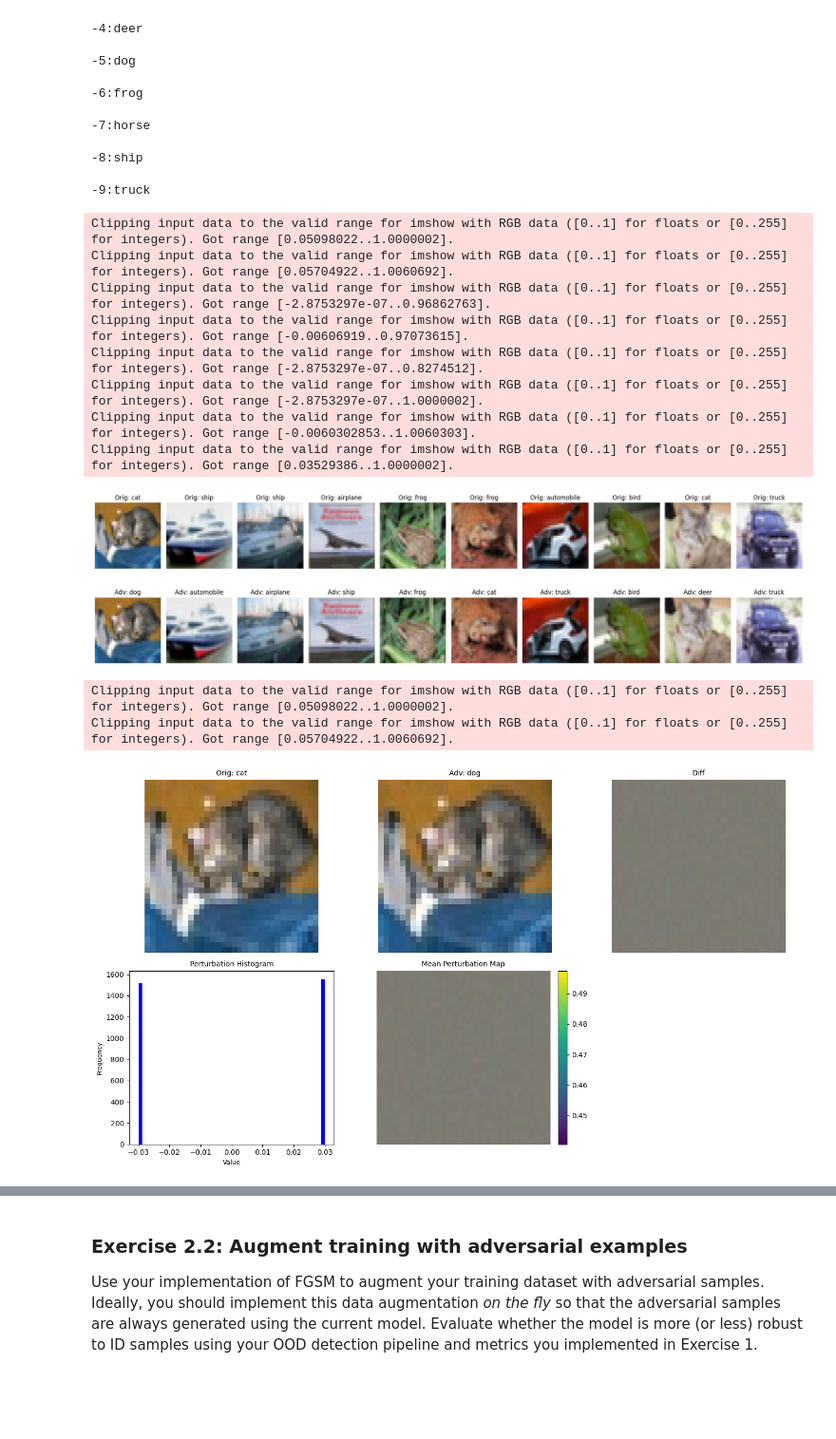
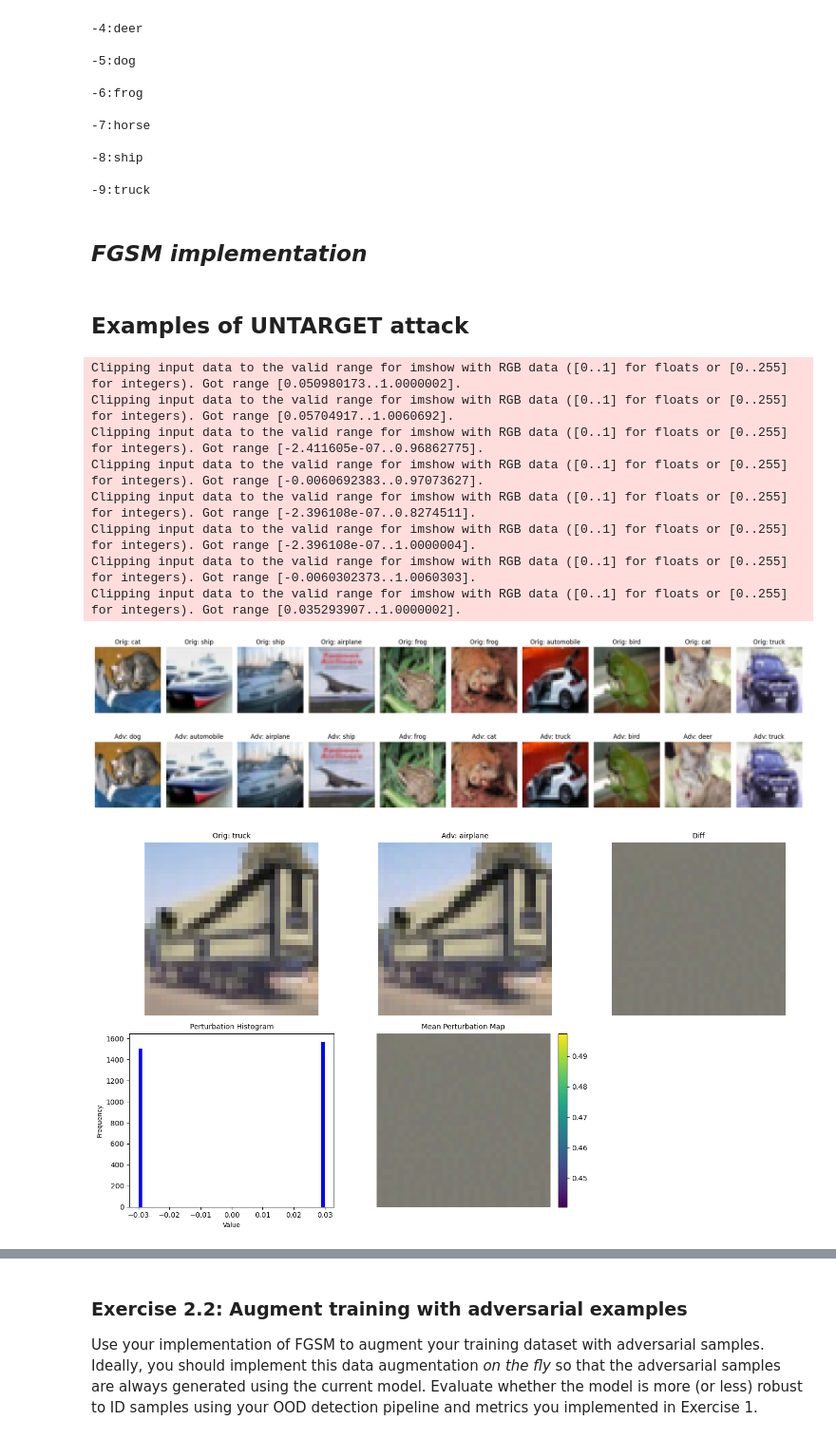
Before and after one commit to emile-kophi/AML_Labs, a Jupyter notebook: Exercise_4/Lab4_Adversarial_learning.ipynb, the cells around one changed output, grey strips where cells are left out. Shown at 95% size. Saved outputs shown, nothing was run; the diff lists cells and outputs as text; code cells hidden in the pictures; blank space fills up the shorter version.

Commit message:
correct fgsm_attack function

```diff
--- a/Exercise_4/Lab4_Adversarial_learning.ipynb
+++ b/Exercise_4/Lab4_Adversarial_learning.ipynb
@@ -374,4 +376,6 @@ for i,c in enumerate(testset.classes):
 -8:ship
 
 -9:truck
+# %% [markdown]
+## ***FGSM implementation***
 # %%
@@ -427,27 +424,28 @@ def fgsm_batch(model, images, labels, epsilon, targeted=False, target_label=None
+# %% [markdown]
+## **Examples of  UNTARGET attack**
 # %%
-# Example: attack first batch of testloader
+#FGSM attack on first batch
 epsilon = 0.03
-data_iter = iter(testloader)
-images, labels = next(data_iter)
+images, labels = next(iter(testloader))
 
-adv_images = fgsm_batch(model, images, labels, epsilon)
+# Generate adversarial examples
+adv_images = fgsm_attack(model, images, labels, epsilon)
 
-# Accuracy on adversarial batch
-# Calcola predizioni originali e adversarial
 model.eval()
 with torch.no_grad():
     preds_orig = model(images.to(device)).argmax(dim=1)
     preds_adv = model(adv_images.to(device)).argmax(dim=1)
 
+# Plot original vs adversarial
 plt.figure(figsize=(20,6))
 for i in range(10):
-    # Immagine originale
+    # Original image
     plt.subplot(2,10,i+1)
     plt.imshow(inv(images[i]).permute(1,2,0).cpu())
     plt.title(f"Orig: {testset.classes[preds_orig[i]]}")
     plt.axis('off')
 
-    # Immagine adversarial
+    # Adversarial image
     plt.subplot(2,10,i+11)
     plt.imshow(inv(adv_images[i].detach()).permute(1,2,0).cpu())
     plt.title(f"Adv: {testset.classes[preds_adv[i]]}")
@@ -456,71 +454,63 @@ for i in range(10):
 plt.tight_layout()
 plt.show()
 # %% [output]
-Clipping input data to the valid range for imshow with RGB data ([0..1] for floats or [0..255] for integers). Got range [0.05098022..1.0000002].
-Clipping input data to the valid range for imshow with RGB data ([0..1] for floats or [0..255] for integers). Got range [0.05704922..1.0060692].
-Clipping input data to the valid range for imshow with RGB data ([0..1] for floats or [0..255] for integers). Got range [-2.8753297e-07..0.96862763].
-Clipping input data to the valid range for imshow with RGB data ([0..1] for floats or [0..255] for integers). Got range [-0.00606919..0.97073615].
-Clipping input data to the valid range for imshow with RGB data ([0..1] for floats or [0..255] for integers). Got range [-2.8753297e-07..0.8274512].
-Clipping input data to the valid range for imshow with RGB data ([0..1] for floats or [0..255] for integers). Got range [-2.8753297e-07..1.0000002].
-Clipping input data to the valid range for imshow with RGB data ([0..1] for floats or [0..255] for integers). Got range [-0.0060302853..1.0060303].
-Clipping input data to the valid range for imshow with RGB data ([0..1] for floats or [0..255] for integers). Got range [0.03529386..1.0000002].
+Clipping input data to the valid range for imshow with RGB data ([0..1] for floats or [0..255] for integers). Got range [0.050980173..1.0000002].
+Clipping input data to the valid range for imshow with RGB data ([0..1] for floats or [0..255] for integers). Got range [0.05704917..1.0060692].
+Clipping input data to the valid range for imshow with RGB data ([0..1] for floats or [0..255] for integers). Got range [-2.411605e-07..0.96862775].
+Clipping input data to the valid range for imshow with RGB data ([0..1] for floats or [0..255] for integers). Got range [-0.0060692383..0.97073627].
+Clipping input data to the valid range for imshow with RGB data ([0..1] for floats or [0..255] for integers). Got range [-2.396108e-07..0.8274511].
+Clipping input data to the valid range for imshow with RGB data ([0..1] for floats or [0..255] for integers). Got range [-2.396108e-07..1.0000004].
+Clipping input data to the valid range for imshow with RGB data ([0..1] for floats or [0..255] for integers). Got range [-0.0060302373..1.0060303].
+Clipping input data to the valid range for imshow with RGB data ([0..1] for floats or [0..255] for integers). Got range [0.035293907..1.0000002].
 [figure]
 # %%
-# Seleziona un'immagine dal batch
-idx = 0
+# Select one image from batch
+idx = 76
 img_orig = images[idx].unsqueeze(0).to(device)
 img_adv = adv_images[idx].unsqueeze(0).to(device)
 
-# Calcolo predizioni
+# Predictions
 model.eval()
 with torch.no_grad():
     pred_orig = model(img_orig).argmax(dim=1).item()
     pred_adv = model(img_adv).argmax(dim=1).item()
 
-# Sposta i tensori su CPU
+# Move tensors to CPU and compute difference
 img_orig_cpu = img_orig.cpu()
 img_adv_cpu = img_adv.cpu()
 diff = img_adv_cpu - img_orig_cpu
+diff_flat = diff.flatten().detach().numpy()
+diff_mean = diff.mean(0)
 
-# Istogramma della perturbazione
-diff_flat = diff.flatten().detach().cpu().numpy()
+# Plots
+fig, axes = plt.subplots(2, 3, figsize=(14,8))
 
-# Mappa di intensità della perturbazione
-diff_mean = diff.mean(0).detach()
-
-# Visualizzazione compatta con meno spazi
-fig, axes = plt.subplots(2, 3, figsize=(14,8) )
-
-# Row 1: immagini
 axes[0,0].imshow(inv(img_orig_cpu[0]).permute(1,2,0))
 axes[0,0].set_title(f"Orig: {testset.classes[pred_orig]}", fontsize=10)
 axes[0,0].axis('off')
 
 axes[0,1].imshow(inv(img_adv_cpu[0].detach()).permute(1,2,0))
 axes[0,1].set_title(f"Adv: {testset.classes[pred_adv]}", fontsize=10)
 axes[0,1].axis('off')
 
 axes[0,2].imshow(inv(diff[0].detach()).permute(1,2,0))
 axes[0,2].set_title("Diff", fontsize=10)
 axes[0,2].axis('off')
 
-# Row 2: histogram e heatmap
-axes[1,0].hist(diff_flat, bins=50, color='blue')  # colore vivo
+
+axes[1,0].hist(diff_flat, bins=50, color='blue')
 axes[1,0].set_title("Perturbation Histogram", fontsize=10)
 axes[1,0].set_xlabel("Value", fontsize=9)
 axes[1,0].set_ylabel("Frequency", fontsize=9)
 
-im = axes[1,1].imshow(inv(diff_mean).permute(1,2,0))
+im = axes[1,1].imshow(inv(diff_mean).detach().permute(1,2,0))
 axes[1,1].set_title("Mean Perturbation Map", fontsize=10)
 axes[1,1].axis('off')
 fig.colorbar(im, ax=axes[1,1], fraction=0.046, pad=0.04)
 
-# L'ultima subplot rimane vuota
 axes[1,2].axis('off')
 
 plt.tight_layout()
 plt.show()
 # %% [output]
-Clipping input data to the valid range for imshow with RGB data ([0..1] for floats or [0..255] for integers). Got range [0.05098022..1.0000002].
-Clipping input data to the valid range for imshow with RGB data ([0..1] for floats or [0..255] for integers). Got range [0.05704922..1.0060692].
-[figure, old version]
+[figure, new version]
```
Also changed, not shown: parts of 6 cells of this notebook.
